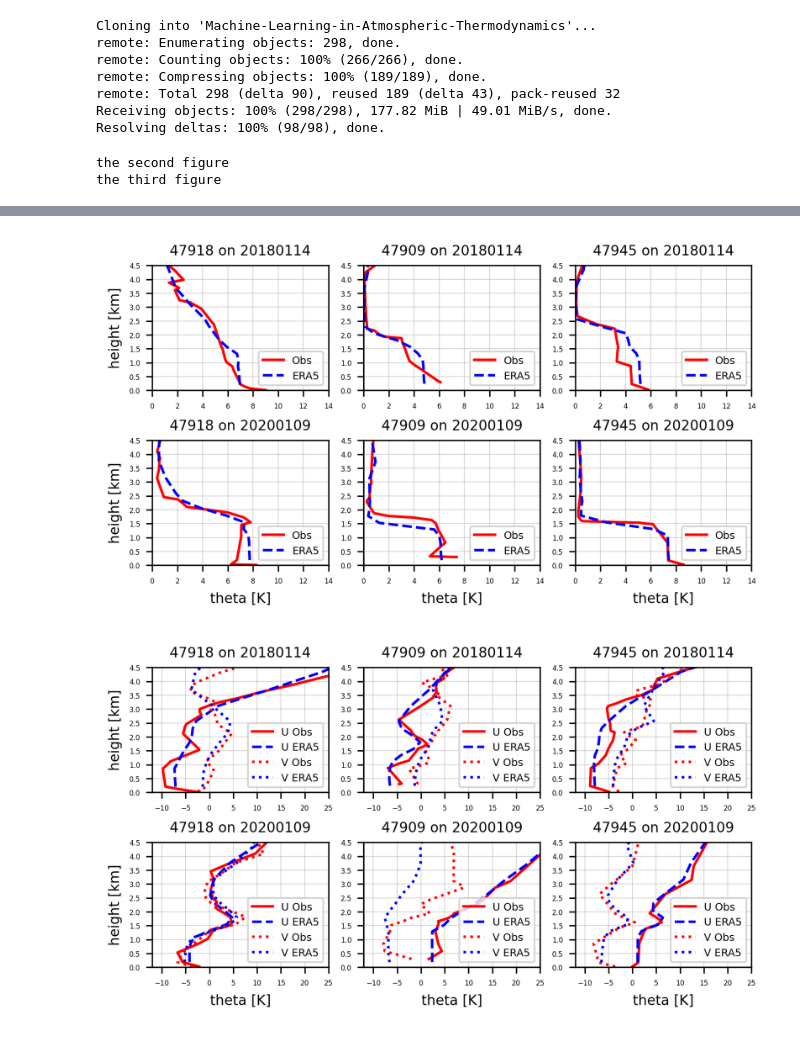
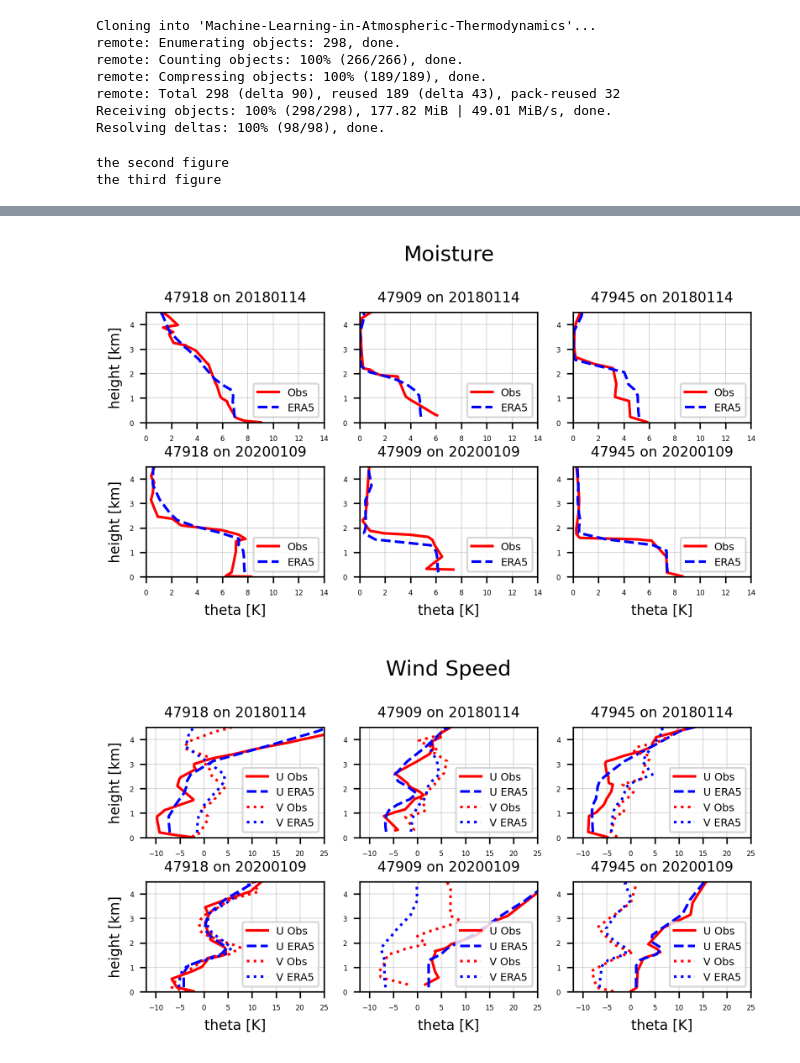
Before and after one commit to HuangJin-De/Machine-Learning-in-Atmospheric-Thermodynamics, a Jupyter notebook: hw02-2/hw02-2.ipynb, the cells around one changed output, grey strips where cells are left out. Saved outputs shown, nothing was run; the diff lists cells and outputs as text; code cells hidden in the pictures.

Commit message:
add a title for each figure

```diff
--- a/hw02-2/hw02-2.ipynb
+++ b/hw02-2/hw02-2.ipynb
@@ -106,7 +106,8 @@ for date in dates:
 
     n=n+1
 
-plt.subplots_adjust(left=0.1,bottom=0.1,right=0.9,top=0.9,wspace=0.2,hspace=0.4)
+fig.suptitle('Potnetial Temperature')
+plt.subplots_adjust(left=0.1,bottom=0.1,right=0.9,top=0.8,wspace=0.2,hspace=0.4)
 
 print("the second figure")
 
@@ -175,7 +176,8 @@ for date in dates:
 
     n=n+1
 
-plt.subplots_adjust(left=0.1,bottom=0.1,right=0.9,top=0.9,wspace=0.2,hspace=0.4)
+fig.suptitle('Moisture')
+plt.subplots_adjust(left=0.1,bottom=0.1,right=0.9,top=0.8,wspace=0.2,hspace=0.4)
 
 print("the third figure")
 
@@ -238,8 +240,8 @@ for date in dates:
     ax[n].grid(lw=0.5,alpha=0.5)
 
     n=n+1
-
-plt.subplots_adjust(left=0.1,bottom=0.1,right=0.9,top=0.9,wspace=0.2,hspace=0.4)
+fig.suptitle('Wind Speed')
+plt.subplots_adjust(left=0.1,bottom=0.1,right=0.9,top=0.8,wspace=0.2,hspace=0.4)
 # %% [output]
 the second figure
 the third figure
@@ -247,2 +249,2 @@ the third figure
-[figure, old version]
+[figure, new version]
-[figure, old version]
+[figure, new version]
```
Also changed, not shown: parts of 1 cell of this notebook.
